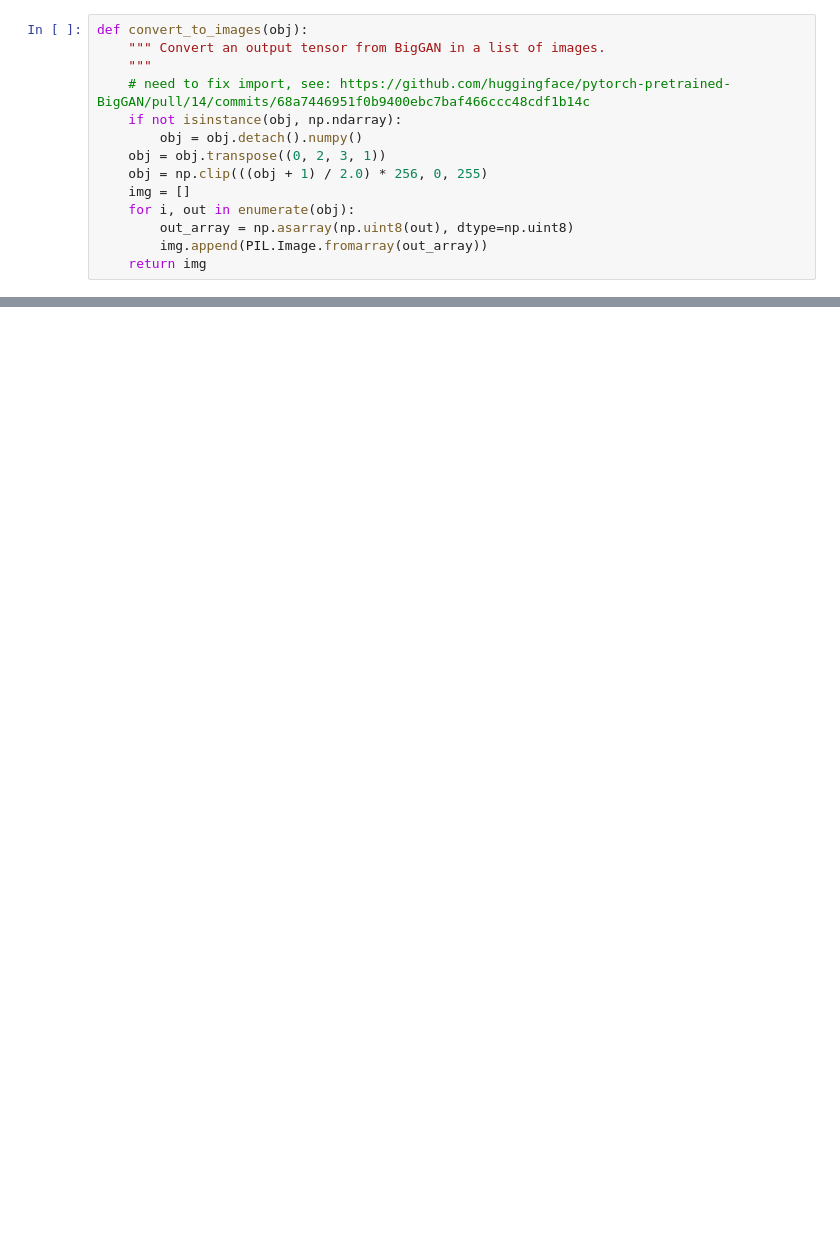
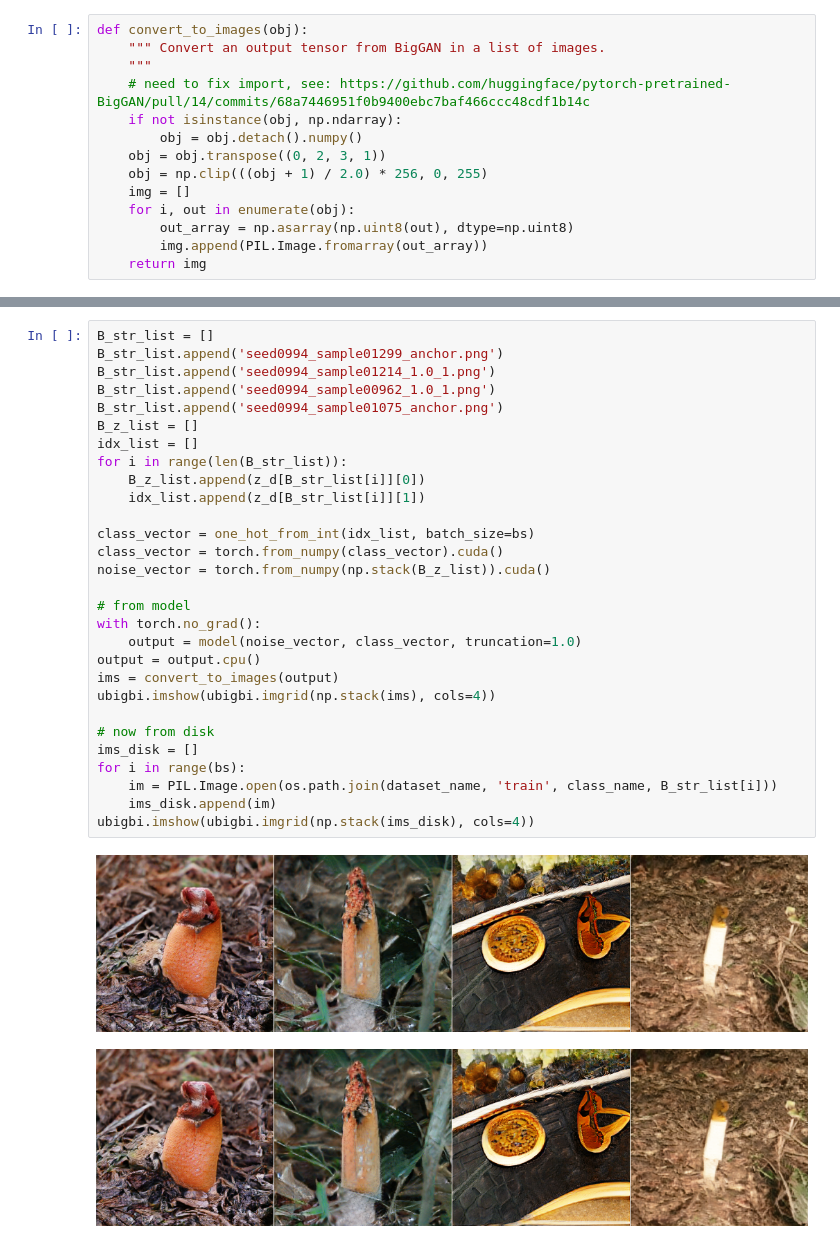
Before and after one commit to ali-design/GenRep, a Jupyter notebook: utils/test_z_dataset_pytorch.ipynb, the cells around one changed output, grey strips where cells are left out. Drawn from its saved outputs; the diff is of its cells as text; blank space fills up the shorter version.

```diff
--- a/utils/test_z_dataset_pytorch.ipynb
+++ b/utils/test_z_dataset_pytorch.ipynb
@@ -93,0 +82,32 @@ image on disk
+# %%
+B_str_list = []
+B_str_list.append('seed0994_sample01299_anchor.png')
+B_str_list.append('seed0994_sample01214_1.0_1.png')
+B_str_list.append('seed0994_sample00962_1.0_1.png')
+B_str_list.append('seed0994_sample01075_anchor.png')
+B_z_list = []
+idx_list = []
+for i in range(len(B_str_list)):
+    B_z_list.append(z_d[B_str_list[i]][0])
+    idx_list.append(z_d[B_str_list[i]][1])
+
+class_vector = one_hot_from_int(idx_list, batch_size=bs)
+class_vector = torch.from_numpy(class_vector).cuda()
+noise_vector = torch.from_numpy(np.stack(B_z_list)).cuda()
+
+# from model
+with torch.no_grad():
+    output = model(noise_vector, class_vector, truncation=1.0)
+output = output.cpu()
+ims = convert_to_images(output)
+ubigbi.imshow(ubigbi.imgrid(np.stack(ims), cols=4))
+
+# now from disk
+ims_disk = []
+for i in range(bs):
+    im = PIL.Image.open(os.path.join(dataset_name, 'train', class_name, B_str_list[i]))
+    ims_disk.append(im)
+ubigbi.imshow(ubigbi.imgrid(np.stack(ims_disk), cols=4))
+# %% [output]
+[figure, added]
+[figure, added]
```
Also changed, not shown: parts of 7 cells of this notebook, 2 other files.
